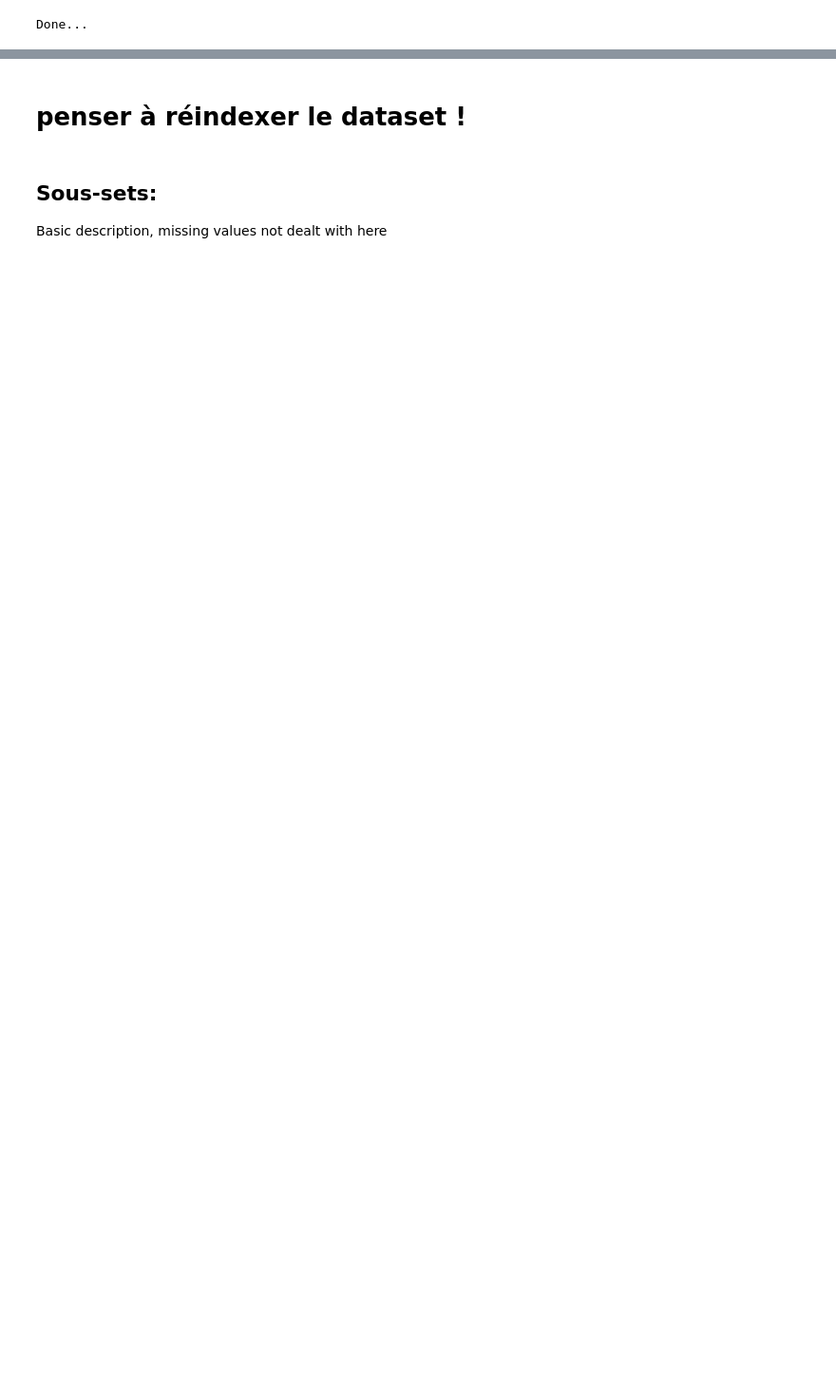
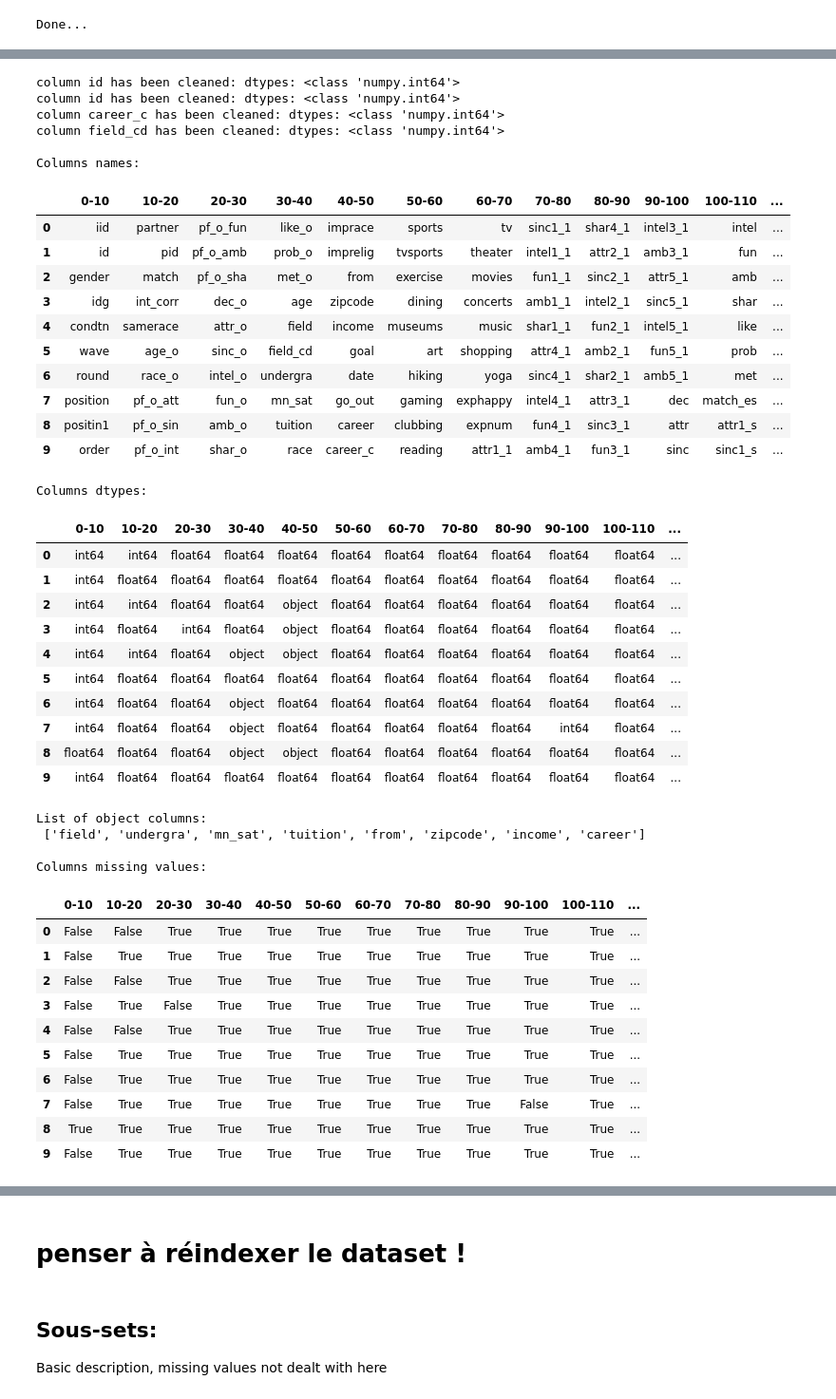
Before and after one commit to kumquat42/202310_jedha_Bloc2_SpeedDating, a Jupyter notebook: 202310_jedha2_SpeedDating_BeraudM.ipynb, the cells around one changed output, grey strips where cells are left out. Shown at 95% size. Saved outputs shown, nothing was run; the diff lists cells and outputs as text; code cells hidden in the pictures; blank space fills up the shorter version.

Commit message:
functions for preprocessing

```diff
--- a/202310_jedha2_SpeedDating_BeraudM.ipynb
+++ b/202310_jedha2_SpeedDating_BeraudM.ipynb
@@ -18,6 +192,6 @@ Done...
 # %%
 dataset = pd.read_csv('Speed+Dating+Data.csv', encoding='Latin-1')
-df = dataset
+df = dataset.copy()
 
-type(df)
+print(f'The dataframe df has been created as type :{type(df)}')
 # %% [output]
@@ -69,0 +199,49 @@ column field_cd has been cleaned: dtypes: <class 'numpy.int64'>
+# %%
+preprocessing(df)
+print()
+tableaux_preprocessing(df)
+# %% [output]
+column id has been cleaned: dtypes: <class 'numpy.int64'>
+column id has been cleaned: dtypes: <class 'numpy.int64'>
+column career_c has been cleaned: dtypes: <class 'numpy.int64'>
+column field_cd has been cleaned: dtypes: <class 'numpy.int64'>
+
+Columns names:
+|  | 0-10 | 10-20 | 20-30 | 30-40 | 40-50 | 50-60 | 60-70 | 70-80 | 80-90 | 90-100 | 100-110 | ... |
+| 0 | iid | partner | pf_o_fun | like_o | imprace | sports | tv | sinc1_1 | shar4_1 | intel3_1 | intel | ... |
+| 1 | id | pid | pf_o_amb | prob_o | imprelig | tvsports | theater | intel1_1 | attr2_1 | amb3_1 | fun | ... |
+| 2 | gender | match | pf_o_sha | met_o | from | exercise | movies | fun1_1 | sinc2_1 | attr5_1 | amb | ... |
+| 3 | idg | int_corr | dec_o | age | zipcode | dining | concerts | amb1_1 | intel2_1 | sinc5_1 | shar | ... |
+| 4 | condtn | samerace | attr_o | field | income | museums | music | shar1_1 | fun2_1 | intel5_1 | like | ... |
+| 5 | wave | age_o | sinc_o | field_cd | goal | art | shopping | attr4_1 | amb2_1 | fun5_1 | prob | ... |
+| 6 | round | race_o | intel_o | undergra | date | hiking | yoga | sinc4_1 | shar2_1 | amb5_1 | met | ... |
+| 7 | position | pf_o_att | fun_o | mn_sat | go_out | gaming | exphappy | intel4_1 | attr3_1 | dec | match_es | ... |
+| 8 | positin1 | pf_o_sin | amb_o | tuition | career | clubbing | expnum | fun4_1 | sinc3_1 | attr | attr1_s | ... |
+| 9 | order | pf_o_int | shar_o | race | career_c | reading | attr1_1 | amb4_1 | fun3_1 | sinc | sinc1_s | ... |
+Columns dtypes:
+|  | 0-10 | 10-20 | 20-30 | 30-40 | 40-50 | 50-60 | 60-70 | 70-80 | 80-90 | 90-100 | 100-110 | ... |
+| 0 | int64 | int64 | float64 | float64 | float64 | float64 | float64 | float64 | float64 | float64 | float64 | ... |
+| 1 | int64 | float64 | float64 | float64 | float64 | float64 | float64 | float64 | float64 | float64 | float64 | ... |
+| 2 | int64 | int64 | float64 | float64 | object | float64 | float64 | float64 | float64 | float64 | float64 | ... |
+| 3 | int64 | float64 | int64 | float64 | object | float64 | float64 | float64 | float64 | float64 | float64 | ... |
+| 4 | int64 | int64 | float64 | object | object | float64 | float64 | float64 | float64 | float64 | float64 | ... |
+| 5 | int64 | float64 | float64 | float64 | float64 | float64 | float64 | float64 | float64 | float64 | float64 | ... |
+| 6 | int64 | float64 | float64 | object | float64 | float64 | float64 | float64 | float64 | float64 | float64 | ... |
+| 7 | int64 | float64 | float64 | object | float64 | float64 | float64 | float64 | float64 | int64 | float64 | ... |
+| 8 | float64 | float64 | float64 | object | object | float64 | float64 | float64 | float64 | float64 | float64 | ... |
+| 9 | int64 | float64 | float64 | float64 | float64 | float64 | float64 | float64 | float64 | float64 | float64 | ... |
+List of object columns:
+ ['field', 'undergra', 'mn_sat', 'tuition', 'from', 'zipcode', 'income', 'career']
+
+Columns missing values:
+|  | 0-10 | 10-20 | 20-30 | 30-40 | 40-50 | 50-60 | 60-70 | 70-80 | 80-90 | 90-100 | 100-110 | ... |
+| 0 | False | False | True | True | True | True | True | True | True | True | True | ... |
+| 1 | False | True | True | True | True | True | True | True | True | True | True | ... |
+| 2 | False | False | True | True | True | True | True | True | True | True | True | ... |
+| 3 | False | True | False | True | True | True | True | True | True | True | True | ... |
+| 4 | False | False | True | True | True | True | True | True | True | True | True | ... |
+| 5 | False | True | True | True | True | True | True | True | True | True | True | ... |
+| 6 | False | True | True | True | True | True | True | True | True | True | True | ... |
+| 7 | False | True | True | True | True | True | True | True | True | False | True | ... |
+| 8 | True | True | True | True | True | True | True | True | True | True | True | ... |
+| 9 | False | True | True | True | True | True | True | True | True | True | True | ... |
```
Also changed, not shown: parts of 23 cells of this notebook, 2 other files.
